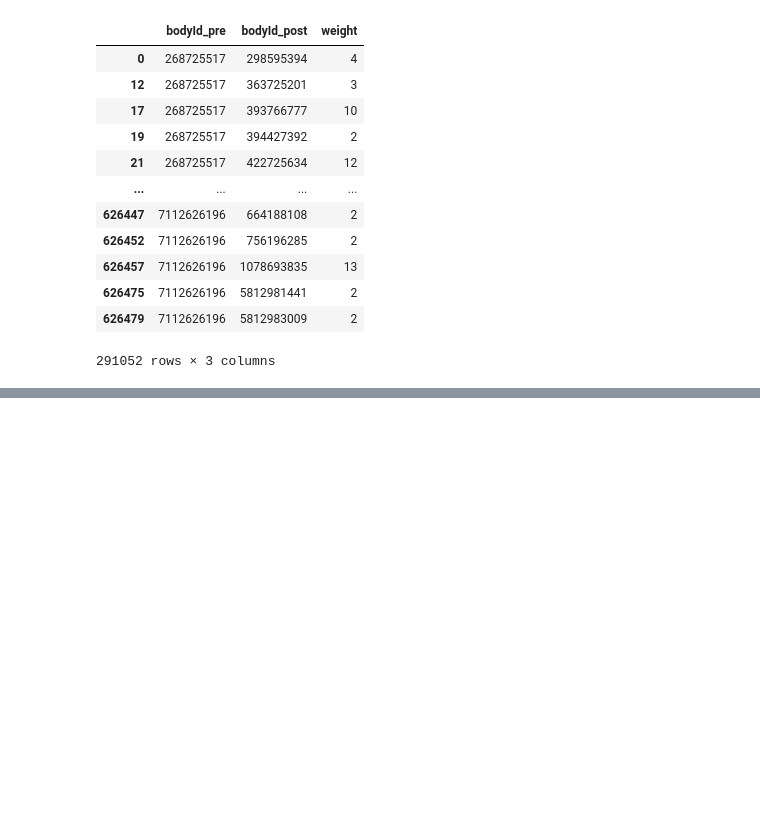
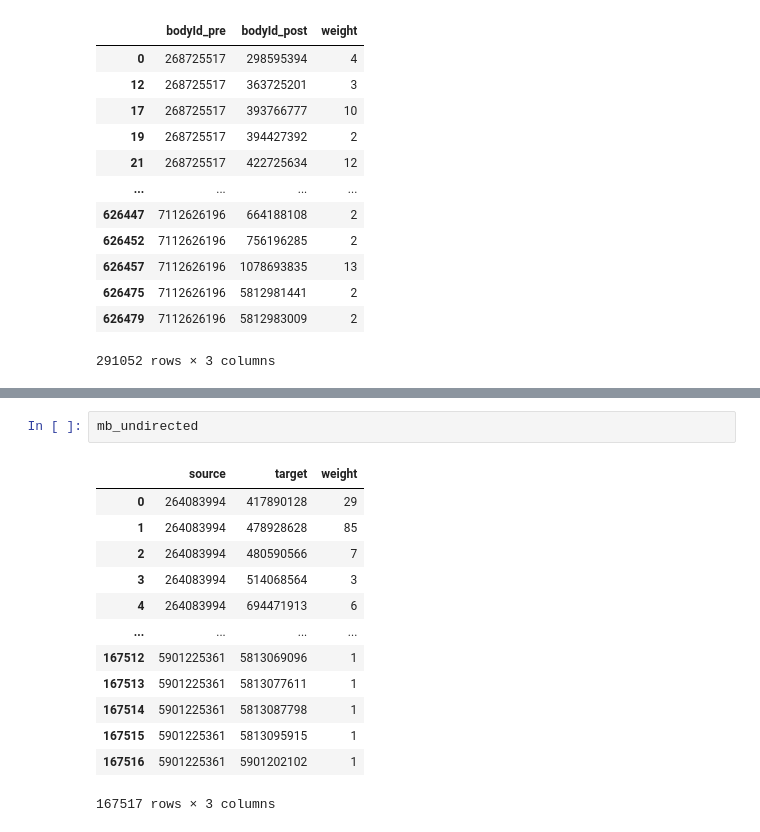
Before and after one commit to RhessaWL/flybrain-clustering, a Jupyter notebook: oviIN_june29/My_tests/testing_connectomecreation.ipynb, the cells around one changed output, grey strips where cells are left out. Drawn from its saved outputs; the diff is of its cells as text; blank space fills up the shorter version.

```diff
--- a/oviIN_june29/My_tests/testing_connectomecreation.ipynb
+++ b/oviIN_june29/My_tests/testing_connectomecreation.ipynb
@@ -174,0 +170,16 @@ mb_full
+# %%
+mb_undirected
+# %% [output]
+|  | source | target | weight |
+| 0 | 264083994 | 417890128 | 29 |
+| 1 | 264083994 | 478928628 | 85 |
+| 2 | 264083994 | 480590566 | 7 |
+| 3 | 264083994 | 514068564 | 3 |
+| 4 | 264083994 | 694471913 | 6 |
+| ... | ... | ... | ... |
+| 167512 | 5901225361 | 5813069096 | 1 |
+| 167513 | 5901225361 | 5813077611 | 1 |
+| 167514 | 5901225361 | 5813087798 | 1 |
+| 167515 | 5901225361 | 5813095915 | 1 |
+| 167516 | 5901225361 | 5901202102 | 1 |
+167517 rows × 3 columns
```
Also changed, not shown: parts of 3 cells of this notebook, 2 other files.
